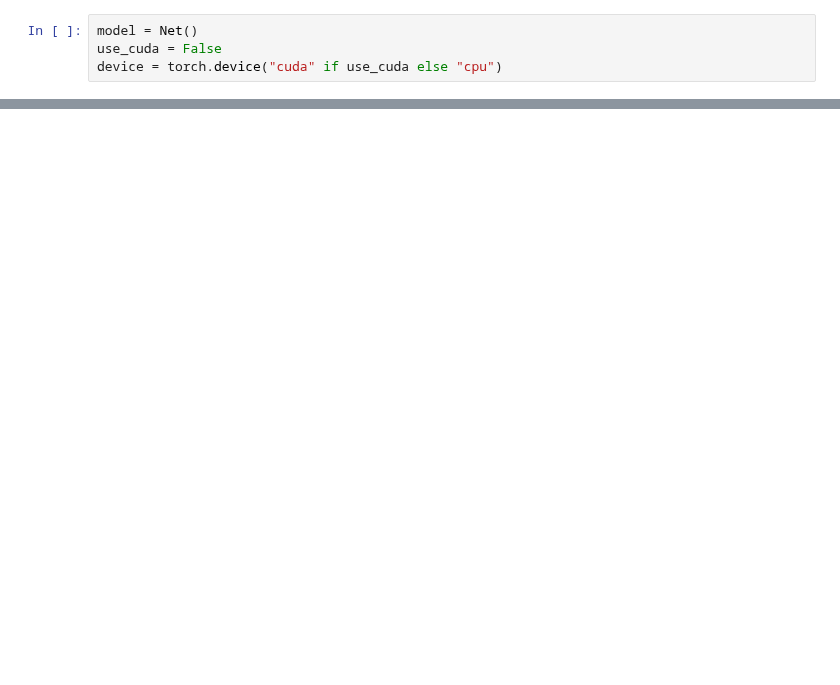
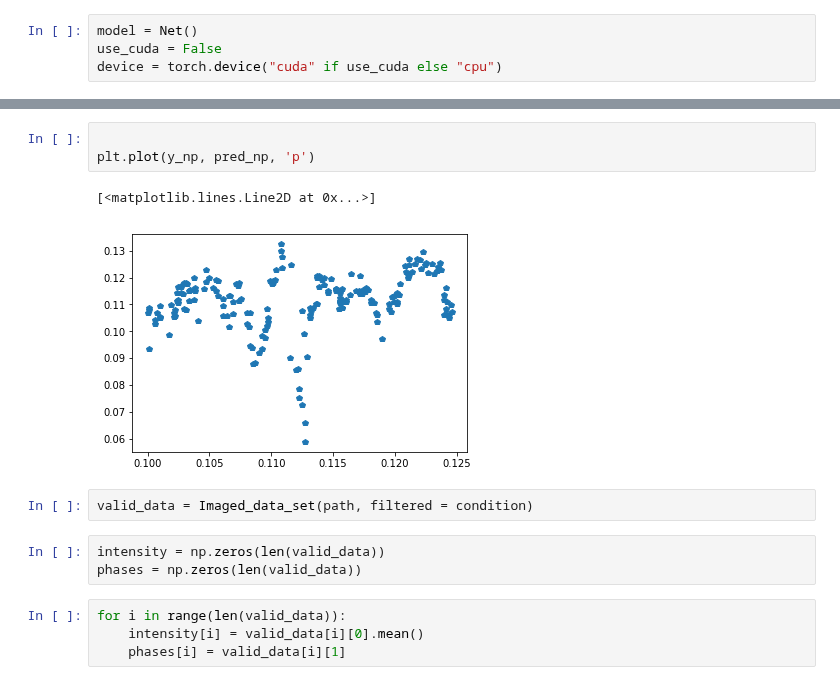
Before and after one commit to DaniloZZZ/quantTechLab, a Jupyter notebook: analysis/train.ipynb, the cells around one changed output, grey strips where cells are left out. Cells and saved outputs as stored; diff of their text form; blank space fills up the shorter version.

```diff
--- a/analysis/train.ipynb
+++ b/analysis/train.ipynb
@@ -96,0 +183,15 @@ Train Epoch: 1 [4400/60000 (7%)]        Loss: 2.226342
+# %%
+
+plt.plot(y_np, pred_np, 'p')
+# %% [output]
+[<matplotlib.lines.Line2D at 0x...>]
+[figure, added]
+# %%
+valid_data = Imaged_data_set(path, filtered = condition)
+# %%
+intensity = np.zeros(len(valid_data))
+phases = np.zeros(len(valid_data))
+# %%
+for i in range(len(valid_data)):
+    intensity[i] = valid_data[i][0].mean()
+    phases[i] = valid_data[i][1]
```
Also changed, not shown: parts of 18 cells of this notebook.
